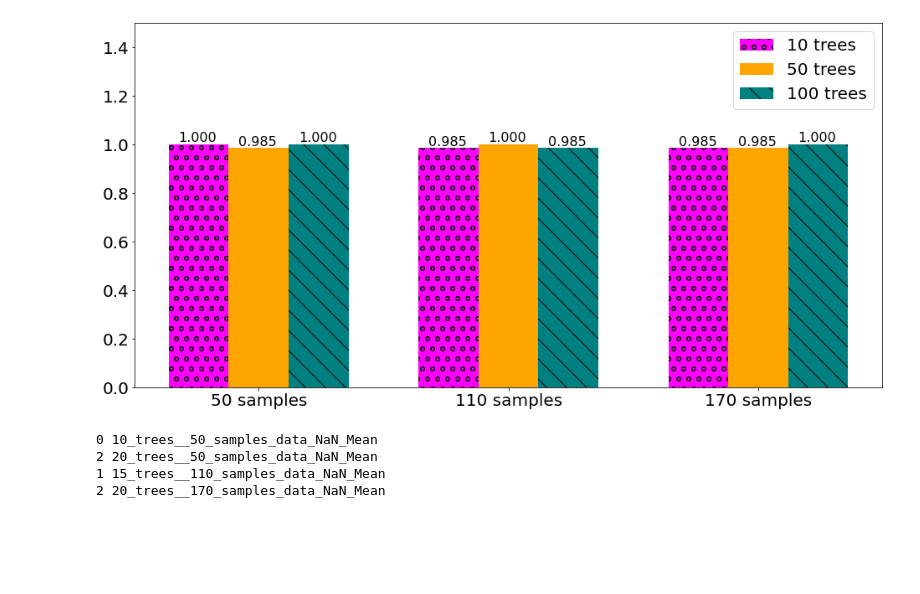
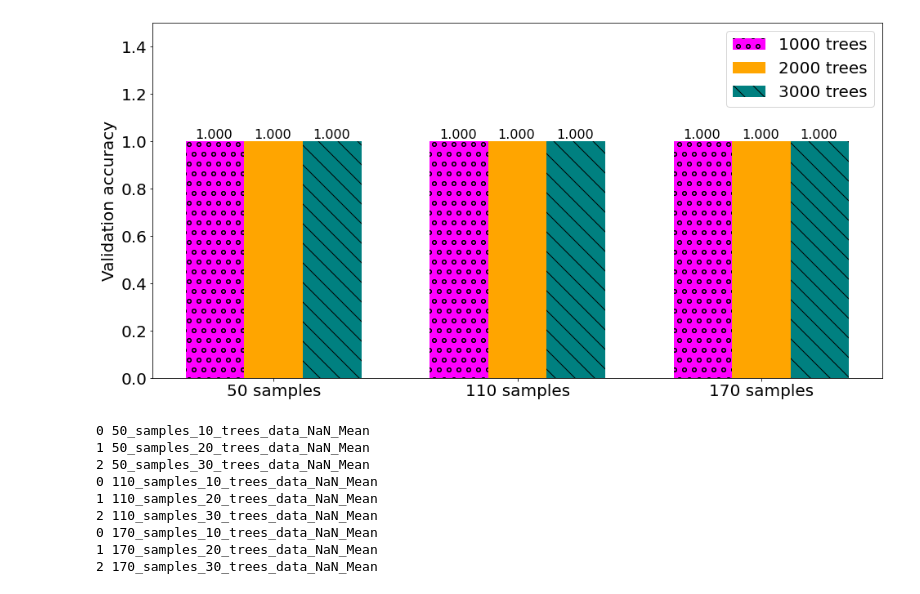
Before and after one commit to Tahuubinh/ML_HUST_PROJECT, a Jupyter notebook: code/random_forest.ipynb, the cells around one changed output. Drawn from its saved outputs; the diff is of its cells as text; code cells hidden in the pictures; blank space fills up the shorter version.

```diff
--- a/code/random_forest.ipynb
+++ b/code/random_forest.ipynb
@@ -86,8 +86,8 @@ def getTestDataNormalization(num_sample):
     return X_test, y_test
 # %%
 
-def runRandomForest(n_estimators, criterion, X_train, y_train, X_valid, y_valid):
-    penguin = RandomForestClassifier(n_estimators=n_estimators, criterion=criterion)
+def runRandomForest(n_estimators, criterion, X_train, y_train, X_valid, y_valid, max_features='auto'):
+    penguin = RandomForestClassifier(n_estimators=n_estimators, criterion=criterion, max_features=max_features, random_state=8500)
     penguin.fit(X_train,y_train)
 
     y_predict = penguin.predict(X_valid)
@@ -126,7 +126,7 @@ his_1_NaN_Mean_model = []
 his_2_NaN_Mean_model = []
 his_3_NaN_Mean_model = []
 
-n_estimators = [10, 15, 20]
+n_estimators = [1000, 2000, 3000]
 for i in n_estimators:
     (his_1, model1) = runRandomForest(i, 'entropy', X_train, y_train, X_valid, y_valid)
     his_1_score.append(his_1)
@@ -146,39 +146,40 @@ for i in n_estimators:
 # %%
 objects = ('50 samples', '110 samples', '170 samples')
 y_pos = np.arange(len(objects))
 plt.rcParams['figure.figsize'] = [16, 8]
 plt.rcParams['font.size'] = '20'
 
-estimators_10 = [his_1_score[0], his_2_score[0], his_3_score[0]]
-estimators_50 = [his_1_score[1], his_2_score[1], his_3_score[1]]
-estimators_100 = [his_1_score[2], his_2_score[2], his_3_score[2]]
+estimators_100 = [his_1_score[0], his_2_score[0], his_3_score[0]]
+estimators_200 = [his_1_score[1], his_2_score[1], his_3_score[1]]
+estimators_300 = [his_1_score[2], his_2_score[2], his_3_score[2]]
 
-for index, value in enumerate(estimators_10):
+for index, value in enumerate(estimators_100):
     plt.text(index - 0.32, value + 0.01, str("{:.3f}".format(value)), fontsize=16)
-for index, value in enumerate(estimators_50):
+for index, value in enumerate(estimators_200):
     plt.text(index - 0.08, value + 0.01, str("{:.3f}".format(value)), fontsize=16)
-for index, value in enumerate(estimators_100):
+for index, value in enumerate(estimators_300):
     plt.text(index + 0.16, value + 0.01, str("{:.3f}".format(value)), fontsize=16)
 
-bars_10_estimators = plt.bar(y_pos - 0.24, estimators_10, 0.24, label = '10 trees', color = 'magenta')
-plt.bar(y_pos, estimators_50, 0.24, label = '50 trees', color = 'orange')
-bars_100_estimators = plt.bar(y_pos + 0.24, estimators_100, 0.24, label = '100 trees', color = 'teal')
+bars_100_estimators = plt.bar(y_pos - 0.24, estimators_100, 0.24, label = str(n_estimators[0]) + ' trees', color = 'magenta')
+plt.bar(y_pos, estimators_200, 0.24, label = str(n_estimators[1]) + ' trees', color = 'orange')
+bars_300_estimators = plt.bar(y_pos + 0.24, estimators_300, 0.24, label = str(n_estimators[2]) + ' trees', color = 'teal')
 
 plt.xticks(y_pos, objects)
 plt.ylim([0, 1.5])
+plt.ylabel("Validation accuracy")
 patterns = ("o", "o", "o")
-for i, x in zip(bars_10_estimators,patterns):
+for i, x in zip(bars_100_estimators,patterns):
       i.set_hatch(x)
 patterns = ("\\", "\\", "\\")
-for i, x in zip(bars_100_estimators,patterns):
+for i, x in zip(bars_300_estimators,patterns):
       i.set_hatch(x)
 plt.legend(fontsize = 20)
 #plt.margins(0.1,0)
 plt.savefig('../pics/ANN/activation_with_different_data.svg', bbox_inches='tight')
 plt.savefig('../pics/ANN/activation_with_different_data.pdf', bbox_inches='tight')
 plt.show()
 # %% [output]
-[figure, old version]
+[figure, new version]
 # %%
 import joblib
 #chose these best model to save
@@ -190,7 +191,7 @@ index_max_model_1_NaN = np.where((score_1_NaN == m_score_1_NaN))[0]
 max_model_1_NaN = model_1_NaN[index_max_model_1_NaN]
 name_model__1_NaN = []
 for i in index_max_model_1_NaN:
-    s = str((i%3) * 5 + 10) + "_trees_" + "_50_samples_data_NaN_Mean"
+    s = "50_samples_" + str((i%3) * 10 + 10) + "_trees_" + "data_NaN_Mean"
     joblib.dump(his_1_NaN_Mean_model[i], "../results/model/data_NaN_Mean/random_forest/" + s + ".joblib")
     print(i, s)
 
@@ -201,7 +202,7 @@ index_max_model_2_NaN = np.where((score_2_NaN == m_score_2_NaN))[0]
 max_model_2_NaN = model_2_NaN[index_max_model_2_NaN]
 name_model__2_NaN = []
 for i in index_max_model_2_NaN:
-    s = str((i%3) * 5 + 10) + "_trees_" + "_110_samples_data_NaN_Mean"
+    s = "110_samples_" + str((i%3) * 10 + 10) + "_trees_" + "data_NaN_Mean"
     joblib.dump(his_2_NaN_Mean_model[i], "../results/model/data_NaN_Mean/random_forest/" + s + ".joblib")
     print(i, s)
 
@@ -212,14 +213,19 @@ index_max_model_3_NaN = np.where((score_3_NaN == m_score_3_NaN))[0]
 max_model_3_NaN = model_3_NaN[index_max_model_3_NaN]
 name_model__3_NaN = []
 for i in index_max_model_3_NaN:
-    s = str((i%3) * 5 + 10) + "_trees_" + "_170_samples_data_NaN_Mean"
+    s = "170_samples_" + str((i%3) * 10 + 10) + "_trees_" + "data_NaN_Mean"
     joblib.dump(his_3_NaN_Mean_model[i], "../results/model/data_NaN_Mean/random_forest/" + s + ".joblib")
     print(i, s)
 # %% [output]
-0 10_trees__50_samples_data_NaN_Mean
-2 20_trees__50_samples_data_NaN_Mean
-1 15_trees__110_samples_data_NaN_Mean
-2 20_trees__170_samples_data_NaN_Mean
+0 50_samples_10_trees_data_NaN_Mean
+1 50_samples_20_trees_data_NaN_Mean
+2 50_samples_30_trees_data_NaN_Mean
+0 110_samples_10_trees_data_NaN_Mean
+1 110_samples_20_trees_data_NaN_Mean
+2 110_samples_30_trees_data_NaN_Mean
+0 170_samples_10_trees_data_NaN_Mean
+1 170_samples_20_trees_data_NaN_Mean
+2 170_samples_30_trees_data_NaN_Mean
 # %%
 #load model NaN mean
 import os
```
Also changed, not shown: parts of 5 cells of this notebook, 33 other files.
